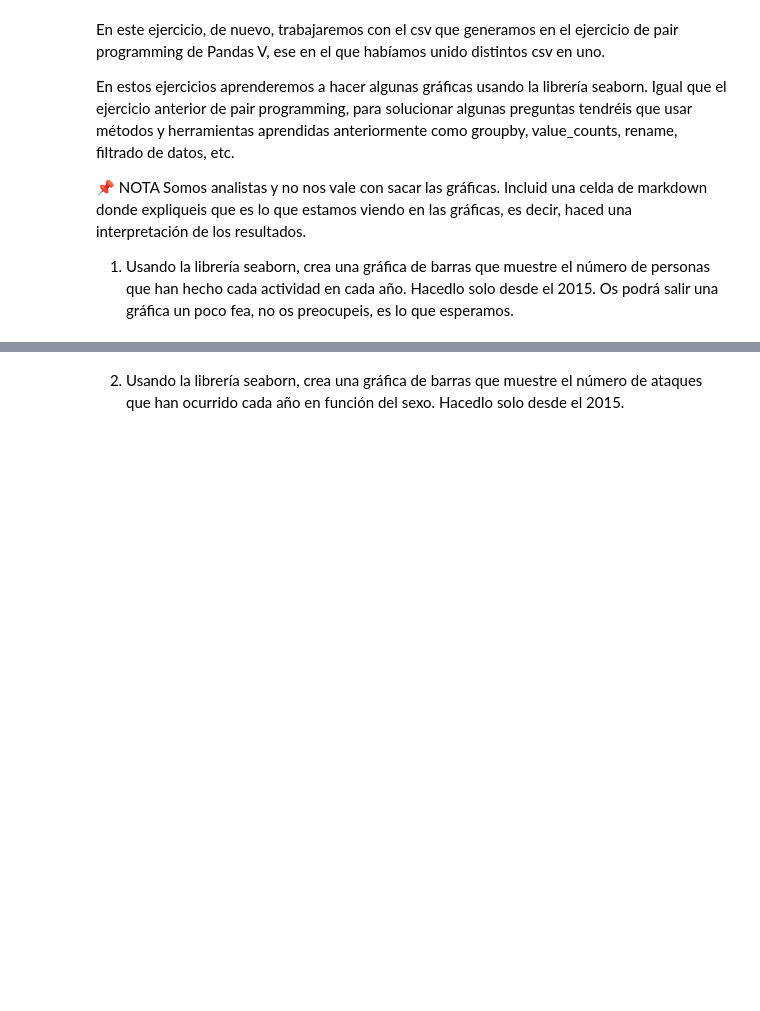
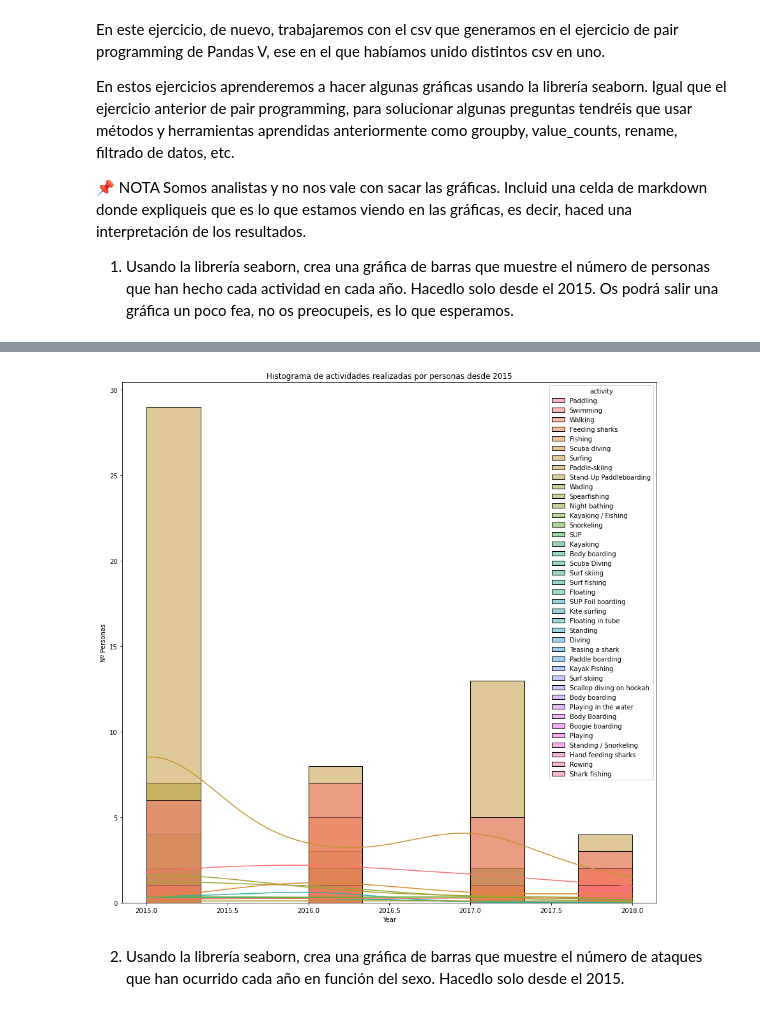
Before and after one commit to Adalab/DA-Stadistics-y-Visualizacion-Matlab-and-Seaborn-, a Jupyter notebook: visualizacion/pairprog-visualizacion-visualizacion3_seaborn.ipynb, the cells around one changed output, grey strips where cells are left out. Drawn from its saved outputs; the diff is of its cells as text; code cells hidden in the pictures; blank space fills up the shorter version.

Commit message:
subir ejercicios pair visualizacion3

```diff
--- a/visualizacion/pairprog-visualizacion-visualizacion3_seaborn.ipynb
+++ b/visualizacion/pairprog-visualizacion-visualizacion3_seaborn.ipynb
@@ -12,0 +19,4 @@ En estos ejercicios aprenderemos a hacer algunas gráficas usando la librería s
+# %%
+#Creamos el DataFrame con los datos el csv de la leccion Pandas V.
+df=pd.read_csv('../pandas/Data_lecc5_pandas/attacks_lec5.csv')
+df.head()
@@ -12,0 +72,4 @@ En estos ejercicios aprenderemos a hacer algunas gráficas usando la librería s
+# %%
+#Creamos un DataFrame para obtener la informacion de las actividades por persona a partir de 2015.
+df_act_2015=df[df['year']>=2015]
+df_act_2015.head(100)
@@ -13,2 +90,13 @@ En estos ejercicios aprenderemos a hacer algunas gráficas usando la librería s
+# %%
+#Creamos un histograma para representar las actividades por persona desde 2015. Le damos esa dimension para
+#  que la leyenda no superponga a las barras
+plt.figure(figsize=(15,15))
+fig=sns.histplot(x='year',data=df_act_2015,hue='activity',kde=True)
+#Ponemos el kde para mostrar la densidad de la probabilidad a través de la línea de tendencia.
+fig.set(xlabel='Year',ylabel='Nº Personas')
+fig.set_title('Histograma de actividades realizadas por personas desde 2015')
+plt.show()
+# %% [output]
+[figure, added]
 # %% [markdown]
 2. Usando la librería seaborn, crea una gráfica de barras que muestre el número de ataques que han ocurrido cada año en función del sexo. Hacedlo solo desde el 2015.
```
Also changed, not shown: parts of 18 cells of this notebook.
